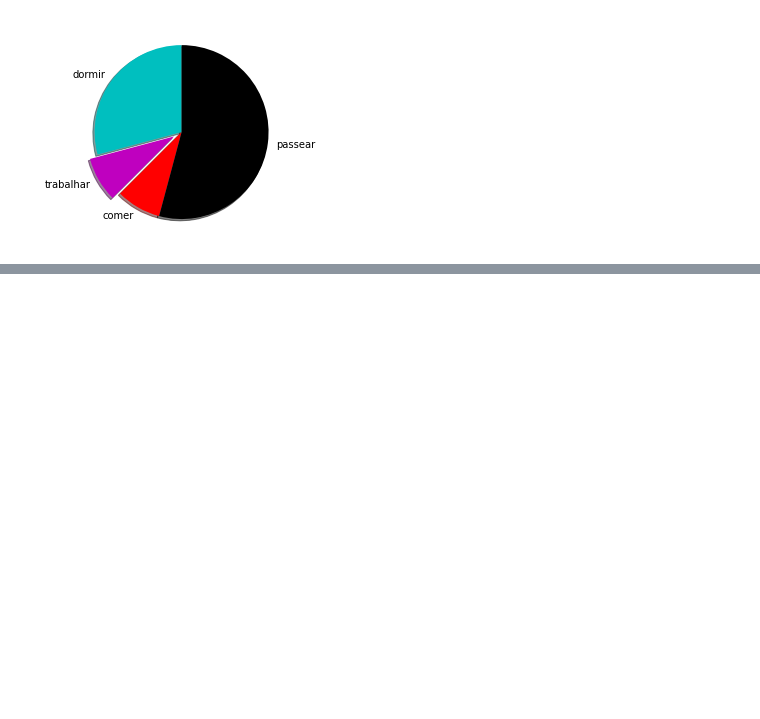
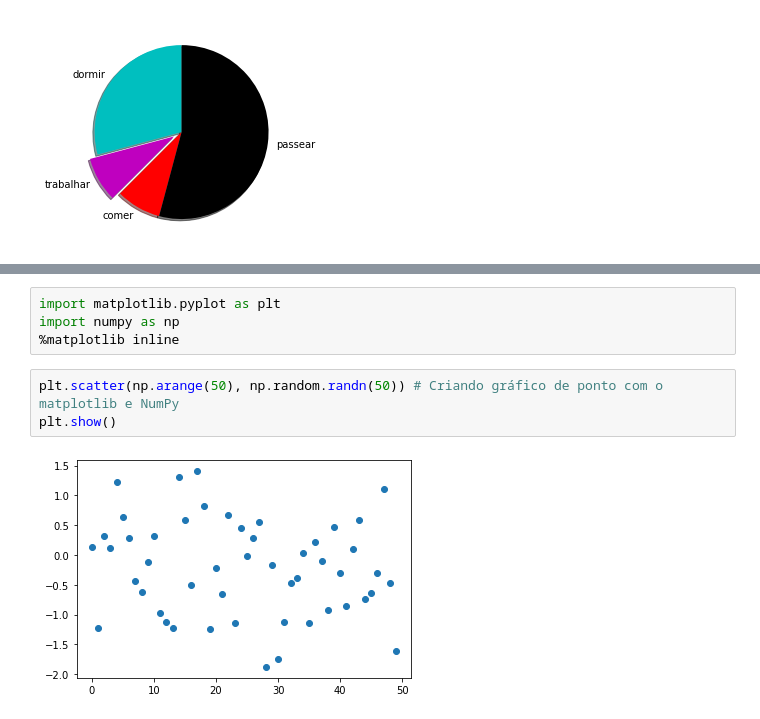
Before and after one commit to Lucaasfelipe/Python, a Jupyter notebook: Módulos python para Análise de dados/Matplotlib.ipynb, the cells around one changed output, grey strips where cells are left out. Cells and saved outputs as stored; diff of their text form; blank space fills up the shorter version.

```diff
--- a/Módulos python para Análise de dados/Matplotlib.ipynb
+++ b/Módulos python para Análise de dados/Matplotlib.ipynb
@@ -111,0 +157,9 @@ plt.show()
+# %%
+import matplotlib.pyplot as plt
+import numpy as np
+%matplotlib inline
+# %%
+plt.scatter(np.arange(50), np.random.randn(50)) # Criando gráfico de ponto com o matplotlib e NumPy
+plt.show()
+# %% [output]
+[figure, added]
```
Also changed, not shown: parts of 11 cells of this notebook.
